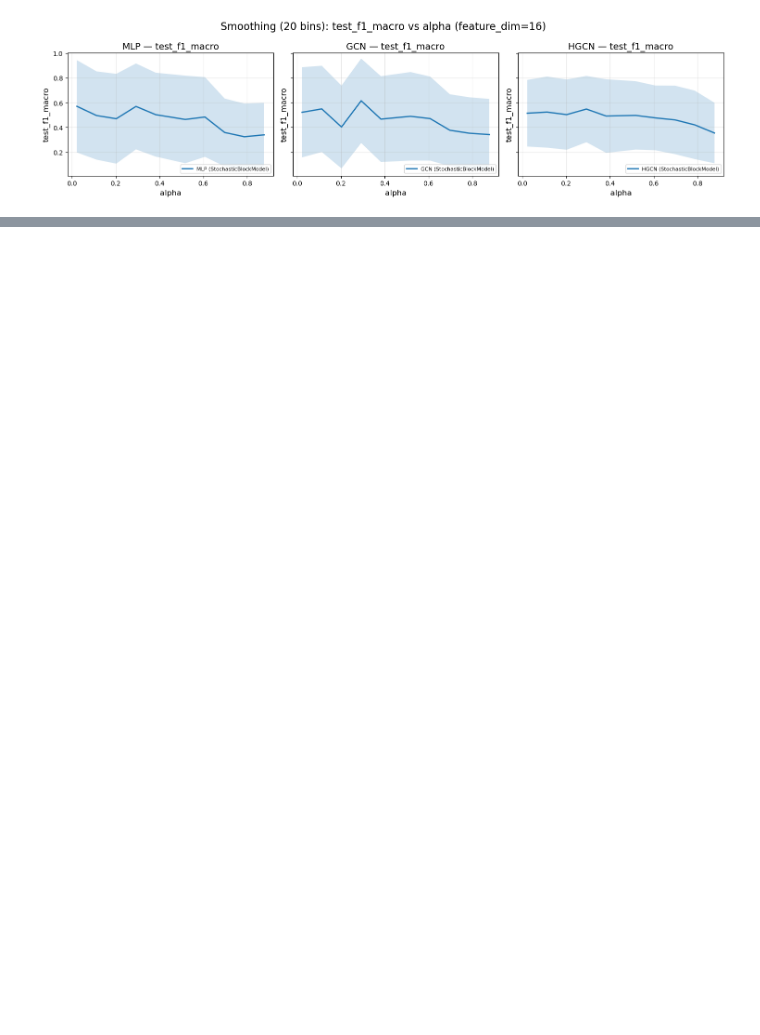
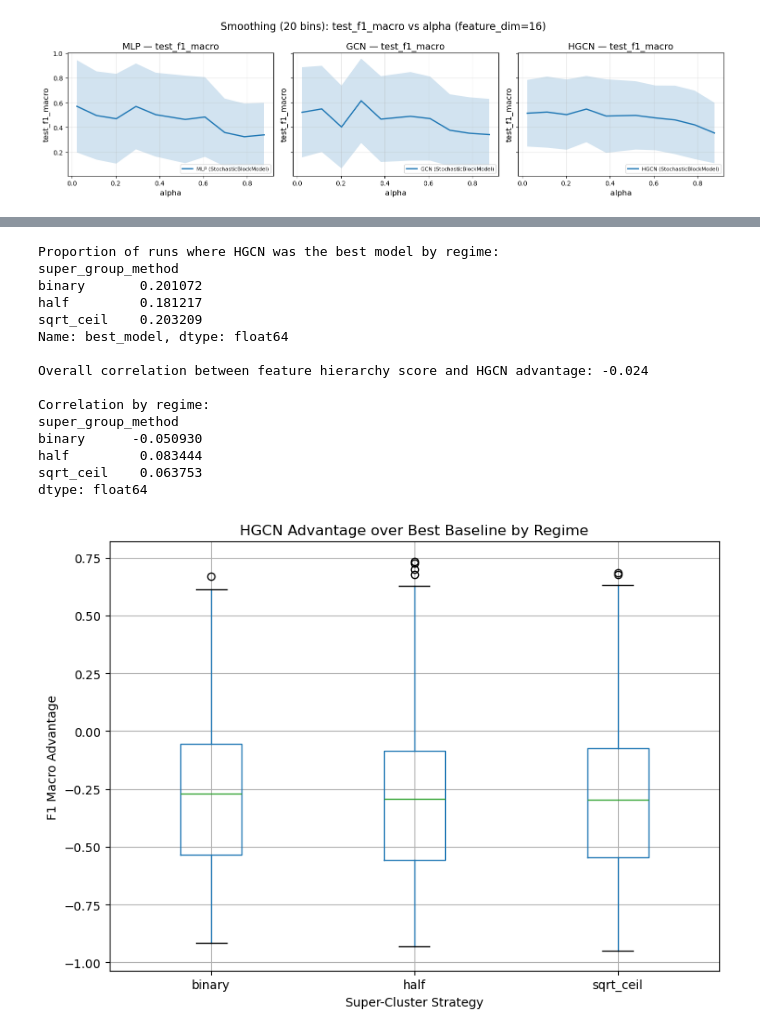
Before and after one commit to danie1uva/graphworld, a Jupyter notebook: src/notebooks/eda_graph_gen.ipynb, the cells around one changed output, grey strips where cells are left out. Saved outputs shown, nothing was run; the diff lists cells and outputs as text; code cells hidden in the pictures; blank space fills up the shorter version.

```diff
--- a/src/notebooks/eda_graph_gen.ipynb
+++ b/src/notebooks/eda_graph_gen.ipynb
@@ -1399,0 +1276,54 @@ Name: feat_hier_score, dtype: float64
+# %%
+# Ensure the regime column exists; if it's named differently, adjust accordingly
+# Here we assume generator_config.super_group_method was saved as 'super_group_method'
+if 'super_group_method' not in df.columns and 'super_group_strat' in df.columns:
+    df['super_group_method'] = df['super_group_strat'].map({0: 'binary', 1: 'half', 2: 'sqrt_ceil'})
+
+# 1) For each regime, compute the proportion of runs where HGCN is best
+models = ['GCN__test_f1_macro', 'MLP__test_f1_macro', 'HGCN__test_f1_macro']
+df['best_model'] = df[models].idxmax(axis=1).str.replace('__test_f1_macro', '')
+prop_hgcn_best = df.groupby('super_group_method')['best_model'].apply(lambda x: (x == 'HGCN').mean())
+print("Proportion of runs where HGCN was the best model by regime:")
+print(prop_hgcn_best)
+
+# 2) Compute HGCN advantage over the best baseline
+df['best_baseline_f1'] = df[['GCN__test_f1_macro', 'MLP__test_f1_macro']].max(axis=1)
+df['hgcn_advantage'] = df['HGCN__test_f1_macro'] - df['best_baseline_f1']
+
+# 3) Correlation between feature hierarchy score and HGCN advantage
+corr_overall = df[['feat_hier_score', 'hgcn_advantage']].corr().loc['feat_hier_score', 'hgcn_advantage']
+print(f"\nOverall correlation between feature hierarchy score and HGCN advantage: {corr_overall:.3f}")
+
+# Per-regime correlations
+corr_per_regime = df.groupby('super_group_method').apply(
+    lambda sub: sub[['feat_hier_score', 'hgcn_advantage']].corr().loc['feat_hier_score', 'hgcn_advantage']
+)
+print("\nCorrelation by regime:")
+print(corr_per_regime)
+
+# 4) Boxplot of HGCN advantage per regime
+fig, ax = plt.subplots(figsize=(8, 6))
+df.boxplot(column='hgcn_advantage', by='super_group_method', ax=ax)
+ax.set_title('HGCN Advantage over Best Baseline by Regime')
+ax.set_xlabel('Super-Cluster Strategy')
+ax.set_ylabel('F1 Macro Advantage')
+plt.suptitle('')  # remove automatic title
+plt.tight_layout()
+plt.show()
+# %% [output]
+Proportion of runs where HGCN was the best model by regime:
+super_group_method
+binary       0.201072
+half         0.181217
+sqrt_ceil    0.203209
+Name: best_model, dtype: float64
+
+Overall correlation between feature hierarchy score and HGCN advantage: -0.024
+
+Correlation by regime:
+super_group_method
+binary      -0.050930
+half         0.083444
+sqrt_ceil    0.063753
+dtype: float64
+[figure, added]
```
Also changed, not shown: parts of 11 cells of this notebook, 9 other files.
